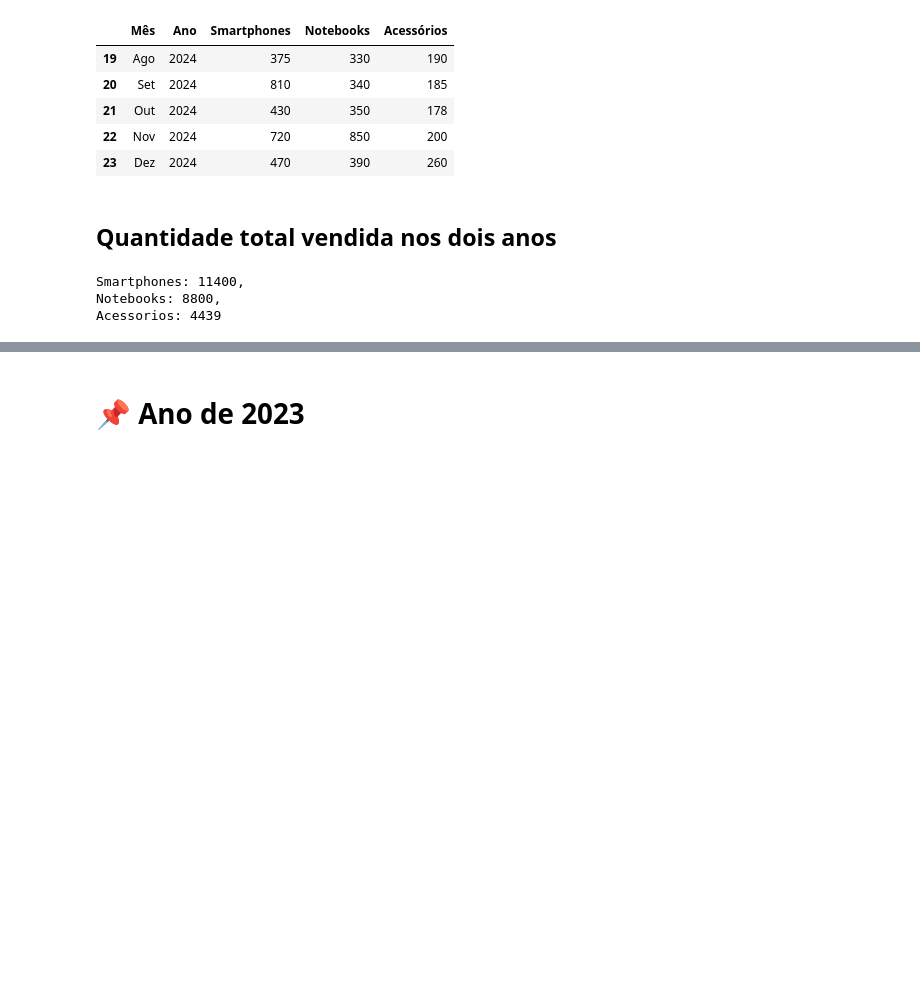
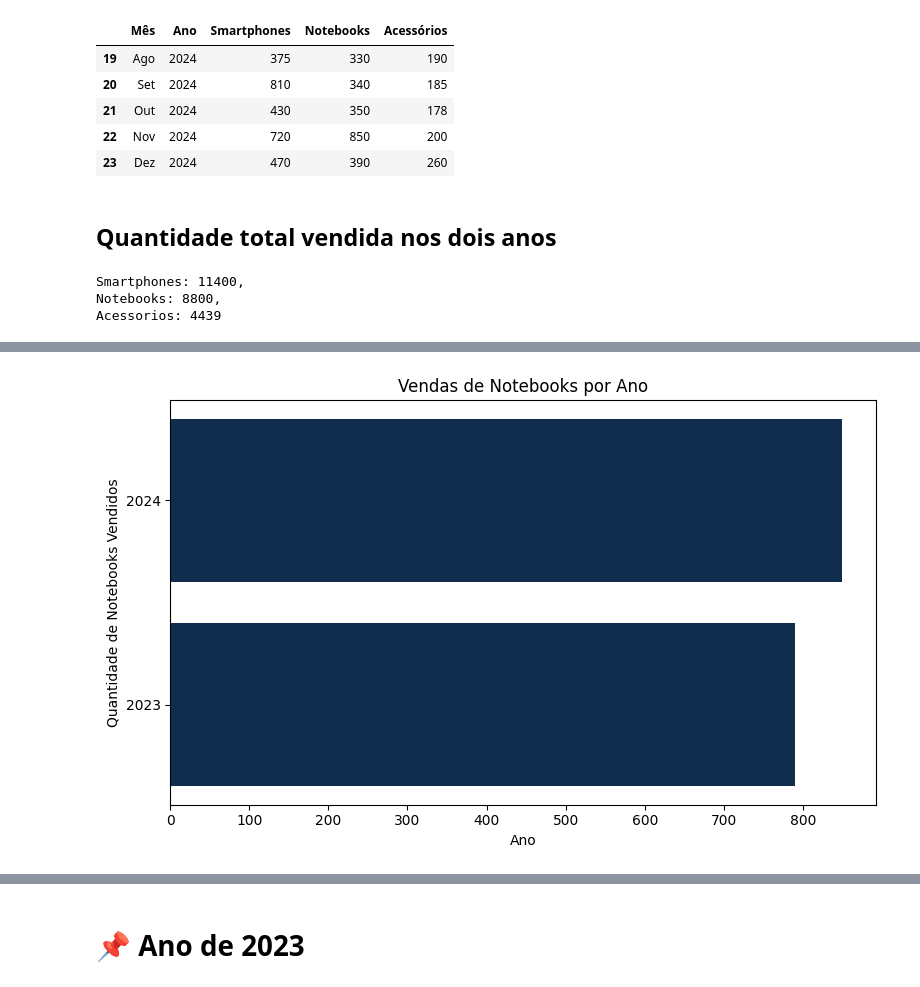
Before and after one commit to DanielBorbafs/adventury_motors, a Jupyter notebook: notebook/analise.ipynb, the cells around one changed output, grey strips where cells are left out. Cells and saved outputs as stored; diff of their text form; code cells hidden in the pictures; blank space fills up the shorter version.

```diff
--- a/notebook/analise.ipynb
+++ b/notebook/analise.ipynb
@@ -32,0 +50,15 @@ Acessorios: 4439
+# %%
+
+notebooks_ano = df_vendas[['Ano', 'Notebooks']]
+
+plt.figure(figsize=(8, 5))
+plt.barh(notebooks_ano['Ano'].astype(str), notebooks_ano['Notebooks'], color='#112D4E')
+
+plt.xlabel('Ano')
+plt.ylabel('Quantidade de Notebooks Vendidos')
+plt.title('Vendas de Notebooks por Ano')
+plt.tight_layout()
+plt.savefig('../outputs/notebooks.png', dpi=300, bbox_inches='tight')
+plt.show()
+# %% [output]
+[figure, added]
```
Also changed, not shown: parts of 23 cells of this notebook, 6 other files.
